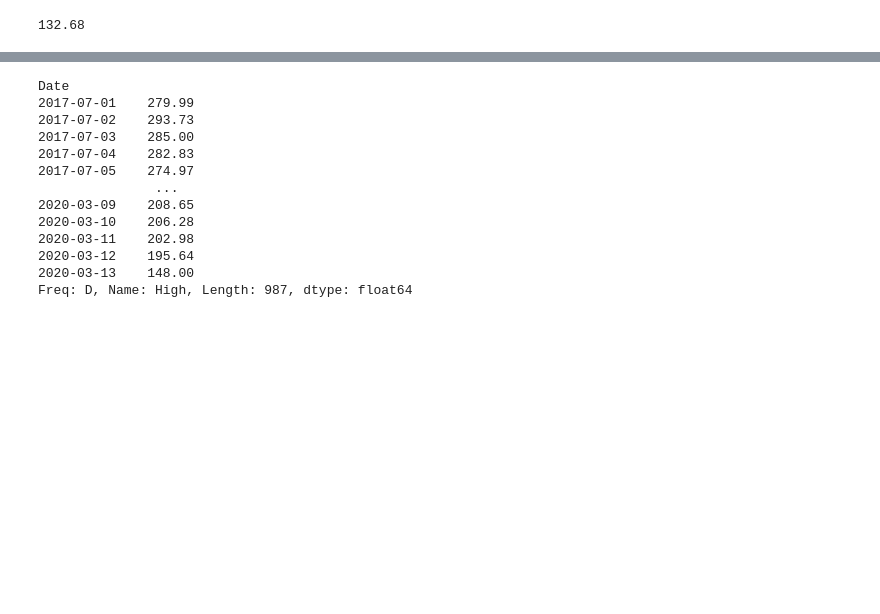
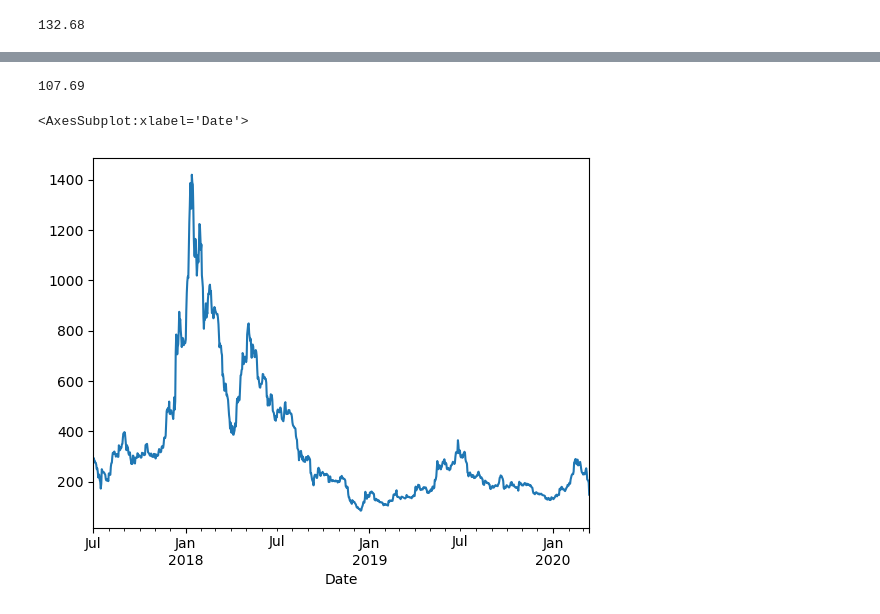
Before and after one commit to TechieBalu/Guide-To-Advance-Python-Concepts, a Jupyter notebook: Pandas by Corey Schafer/10- Working with date time series data.ipynb, the cells around one changed output, grey strips where cells are left out. Cells and saved outputs as stored; diff of their text form; code cells hidden in the pictures; blank space fills up the shorter version.

Commit message:
plotting data in jupyter

```diff
--- a/Pandas by Corey Schafer/10- Working with date time series data.ipynb
+++ b/Pandas by Corey Schafer/10- Working with date time series data.ipynb
@@ -225,17 +243,12 @@ df.loc["2020-01-01"]["High"].max()
 # %%
 # Taking high of all the days using the resample method
-df["High"].resample("D").max()
+highs = df["High"].resample("D").max()
+highs["2019-02-01"]
+# "D" is used for date
 # %% [output]
-Date
-2017-07-01    279.99
-2017-07-02    293.73
-2017-07-03    285.00
-2017-07-04    282.83
-2017-07-05    274.97
-               ...
-2020-03-09    208.65
-2020-03-10    206.28
-2020-03-11    202.98
-2020-03-12    195.64
-2020-03-13    148.00
-Freq: D, Name: High, Length: 987, dtype: float64
+107.69
+# %%
+highs.plot()
+# %% [output]
+<AxesSubplot:xlabel='Date'>
+[figure, added]
```
Also changed, not shown: parts of 3 cells of this notebook.
